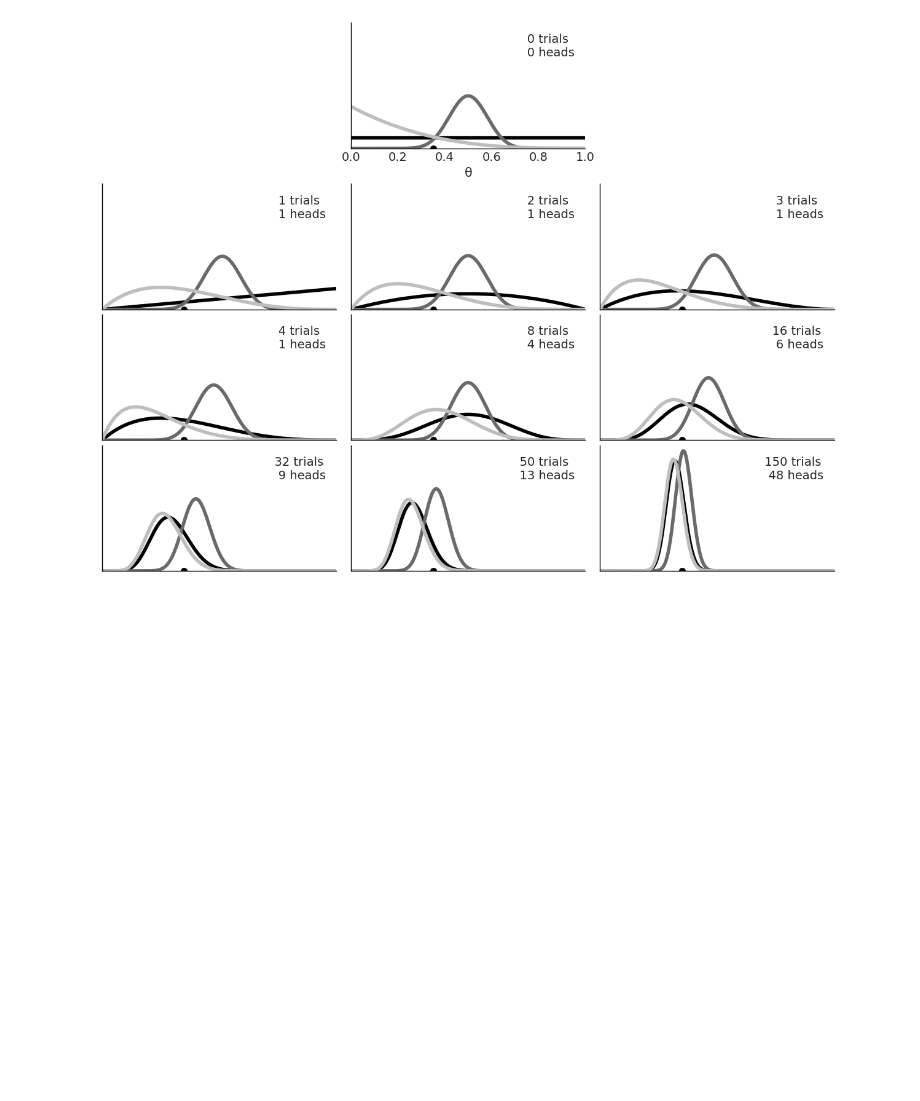
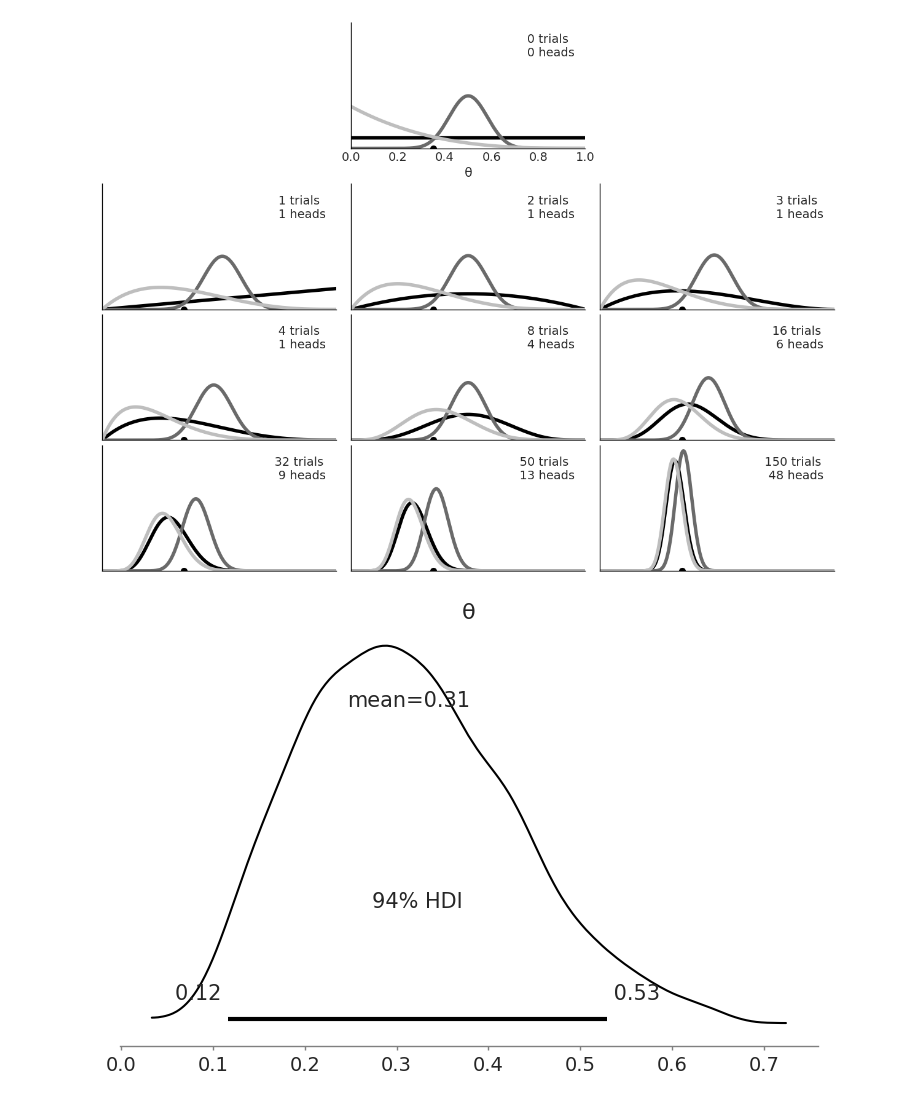
Before and after one commit to aloctavodia/BAP3, a Jupyter notebook: code/Chp_01.ipynb, the cells around one changed output. Saved outputs shown, nothing was run; the diff lists cells and outputs as text; code cells hidden in the pictures; blank space fills up the shorter version.

```diff
--- a/code/Chp_01.ipynb
+++ b/code/Chp_01.ipynb
@@ -174,3 +173,10 @@ for idx, N in enumerate(n_trials):
 plt.savefig("../fig/beta_binomial_posterior.png")
 # %% [output]
 [figure]
+# %%
+np.random.seed(1)
+az.plot_posterior({'θ':pz.Beta(5, 11).rvs(1000)})
+
+plt.savefig("../fig/plot_posterior_beta.png")
+# %% [output]
+[figure, added]
```
Also changed, not shown: parts of 1 cell of this notebook, 5 other files.
